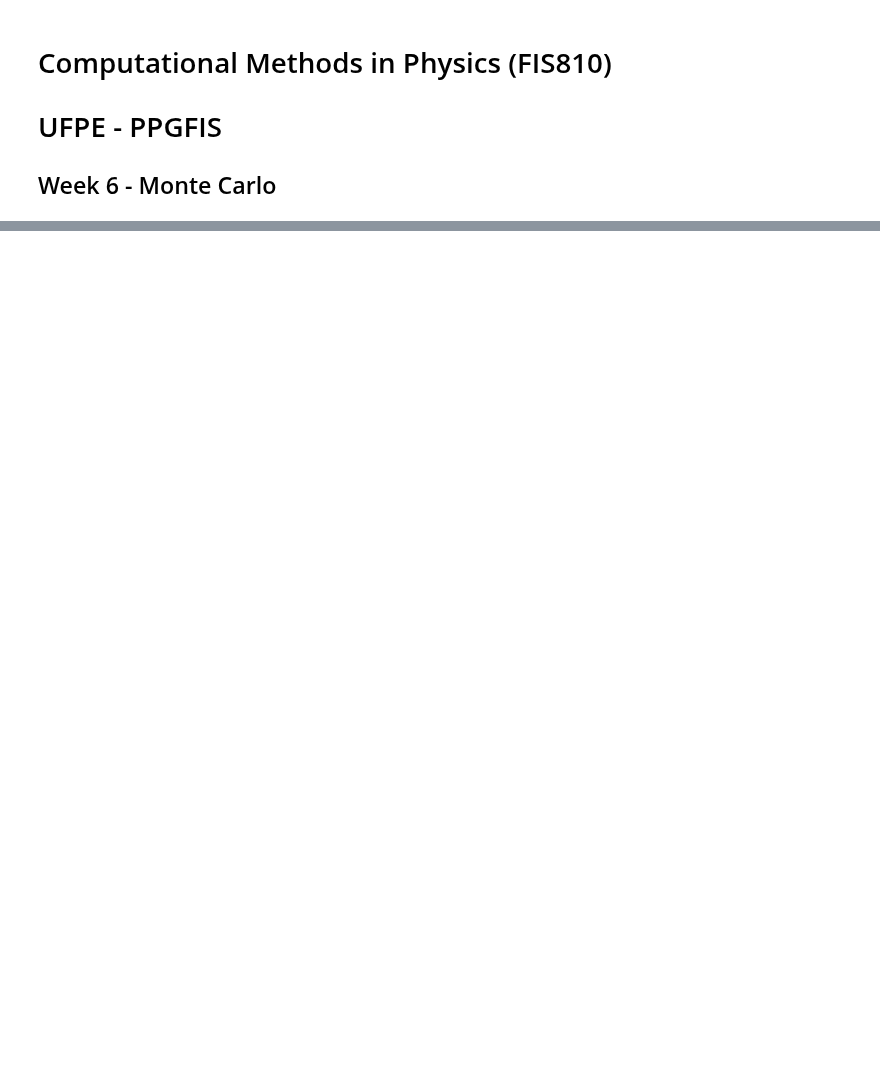
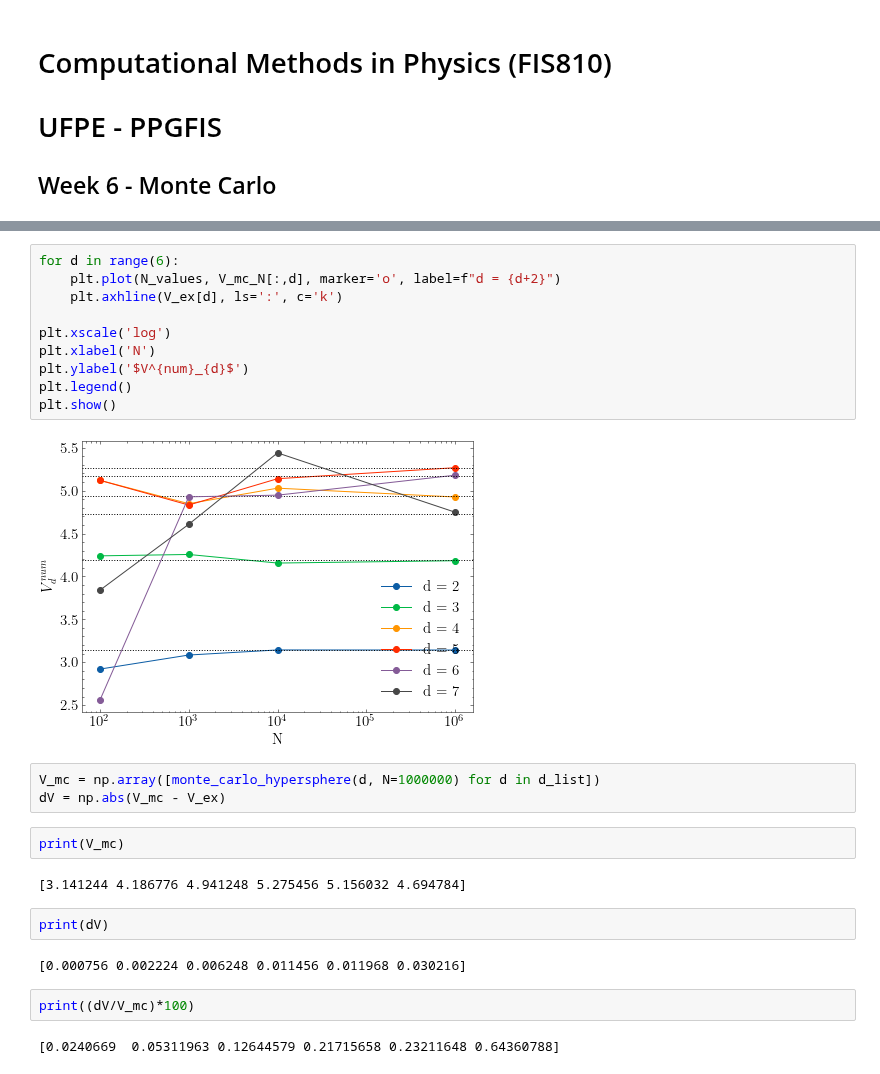
Before and after one commit to franklinzppa/fisica-computacional, a Jupyter notebook: week6.ipynb, the cells around one changed output, grey strips where cells are left out. Saved outputs shown, nothing was run; the diff lists cells and outputs as text; blank space fills up the shorter version.

```diff
--- a/week6.ipynb
+++ b/week6.ipynb
@@ -57,0 +125,27 @@ AttributeError: module 'numpy' has no attribute 'gamma'
+# %%
+for d in range(6):
+    plt.plot(N_values, V_mc_N[:,d], marker='o', label=f"d = {d+2}")
+    plt.axhline(V_ex[d], ls=':', c='k')
+
+plt.xscale('log')
+plt.xlabel('N')
+plt.ylabel('$V^{num}_{d}$')
+plt.legend()
+plt.show()
+# %% [output]
+[figure, added]
+# %%
+V_mc = np.array([monte_carlo_hypersphere(d, N=1000000) for d in d_list])
+dV = np.abs(V_mc - V_ex)
+# %%
+print(V_mc)
+# %% [output]
+[3.141244 4.186776 4.941248 5.275456 5.156032 4.694784]
+# %%
+print(dV)
+# %% [output]
+[0.000756 0.002224 0.006248 0.011456 0.011968 0.030216]
+# %%
+print((dV/V_mc)*100)
+# %% [output]
+[0.0240669  0.05311963 0.12644579 0.21715658 0.23211648 0.64360788]
```
Also changed, not shown: parts of 12 cells of this notebook.
